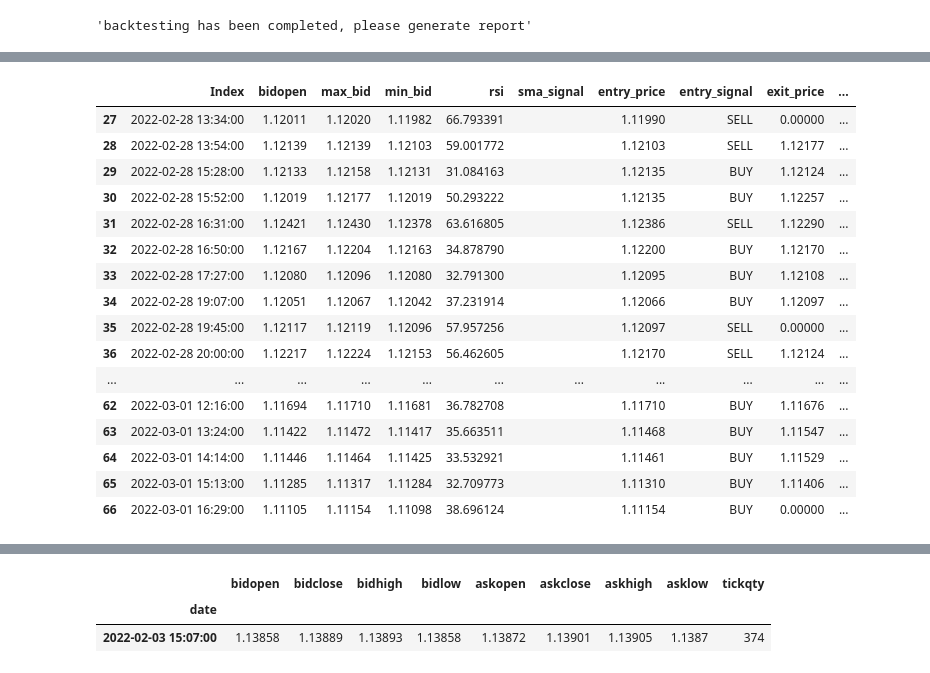
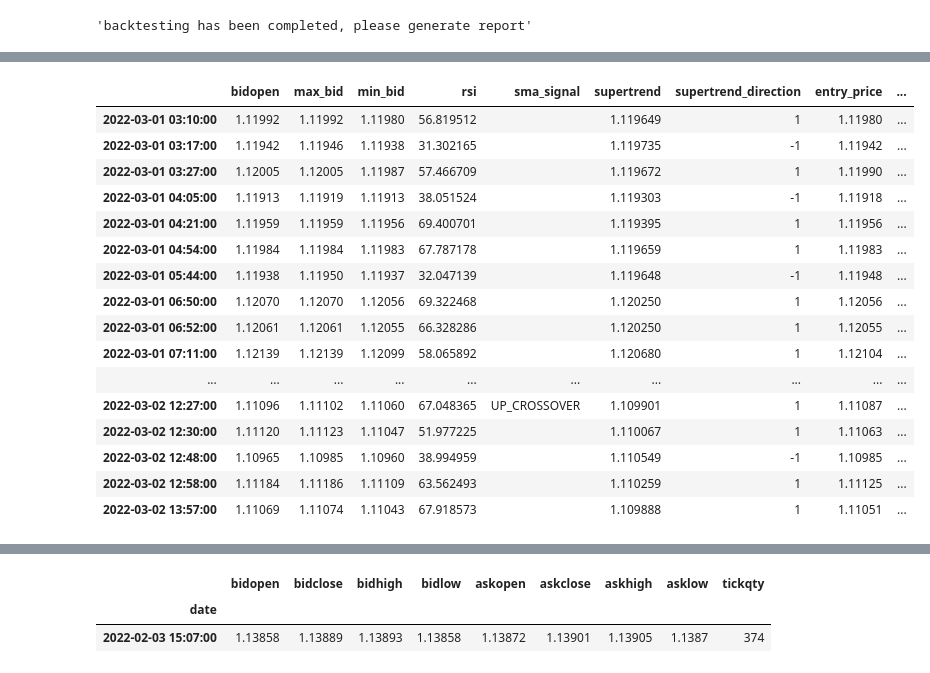
Before and after one commit to sonupal129/affinity, a Jupyter notebook: algo_test.ipynb, the cells around one changed output, grey strips where cells are left out. Drawn from its saved outputs; the diff is of its cells as text; code cells hidden in the pictures.

Commit message:
modified the strategy for entry

```diff
--- a/algo_test.ipynb
+++ b/algo_test.ipynb
@@ -852,7 +879,7 @@ class SMAStrategy2Exit(BaseStrategy):
 #         ], axis=1)
 # dd
 # %%
-test_data = data.copy()[2500:]
+test_data = data.copy()[100:]
 import backtest
 import strategy
 importlib.reload(strategy)
@@ -914,26 +940,42 @@ To Date: 2022-03-01 16:29:00
 # %%
-# Dec 2528
-# Feb 3642
-# Nov 2807
-# Oct 2674
-kd.tail(40)
+# ic| kd[kd["status"] == "SLP"].pl.sum(): 0.0
+# ic| kd[kd["status"] == "SLPR"].pl.sum(): -140.0999999999919
+# ic| kd[kd["status"] == "TGP"].pl.sum(): 164.99999999996848
+# ic| kd[kd["status"] == "SL"]
+# 2 Total Stoploss
+# 22 Total Target
+# 19 Total TGP
+# 0 Total SLP
+# 13 Total SLPR
+# 2 Total Stoploss
+# 41 Total Target
+# Total Amount Earned 569.6999999999553
+# From Date: 2022-02-28 21:33:00
+# To Date: 2022-03-02 15:49:00
+# (64, 12)
+# .pl.sum(): -32.10000000000379
+# ic| kd[kd["status"] == "TG"].pl.sum(): 576.8999999999824
+# 8
+# kd.to_csv("march_fine2.csv")
+# data[100:600].tail(50)
+kd.head(60)
 # %% [output]
-|  | Index | bidopen | max_bid | min_bid | rsi | sma_signal | entry_price | entry_signal | exit_price | ... |
-| 27 | 2022-02-28 13:34:00 | 1.12011 | 1.12020 | 1.11982 | 66.793391 |  | 1.11990 | SELL | 0.00000 | ... |
-| 28 | 2022-02-28 13:54:00 | 1.12139 | 1.12139 | 1.12103 | 59.001772 |  | 1.12103 | SELL | 1.12177 | ... |
-| 29 | 2022-02-28 15:28:00 | 1.12133 | 1.12158 | 1.12131 | 31.084163 |  | 1.12135 | BUY | 1.12124 | ... |
-| 30 | 2022-02-28 15:52:00 | 1.12019 | 1.12177 | 1.12019 | 50.293222 |  | 1.12135 | BUY | 1.12257 | ... |
-| 31 | 2022-02-28 16:31:00 | 1.12421 | 1.12430 | 1.12378 | 63.616805 |  | 1.12386 | SELL | 1.12290 | ... |
-| 32 | 2022-02-28 16:50:00 | 1.12167 | 1.12204 | 1.12163 | 34.878790 |  | 1.12200 | BUY | 1.12170 | ... |
-| 33 | 2022-02-28 17:27:00 | 1.12080 | 1.12096 | 1.12080 | 32.791300 |  | 1.12095 | BUY | 1.12108 | ... |
-| 34 | 2022-02-28 19:07:00 | 1.12051 | 1.12067 | 1.12042 | 37.231914 |  | 1.12066 | BUY | 1.12097 | ... |
-| 35 | 2022-02-28 19:45:00 | 1.12117 | 1.12119 | 1.12096 | 57.957256 |  | 1.12097 | SELL | 0.00000 | ... |
-| 36 | 2022-02-28 20:00:00 | 1.12217 | 1.12224 | 1.12153 | 56.462605 |  | 1.12170 | SELL | 1.12124 | ... |
-| ... | ... | ... | ... | ... | ... | ... | ... | ... | ... | ... |
-| 62 | 2022-03-01 12:16:00 | 1.11694 | 1.11710 | 1.11681 | 36.782708 |  | 1.11710 | BUY | 1.11676 | ... |
-| 63 | 2022-03-01 13:24:00 | 1.11422 | 1.11472 | 1.11417 | 35.663511 |  | 1.11468 | BUY | 1.11547 | ... |
-| 64 | 2022-03-01 14:14:00 | 1.11446 | 1.11464 | 1.11425 | 33.532921 |  | 1.11461 | BUY | 1.11529 | ... |
-| 65 | 2022-03-01 15:13:00 | 1.11285 | 1.11317 | 1.11284 | 32.709773 |  | 1.11310 | BUY | 1.11406 | ... |
-| 66 | 2022-03-01 16:29:00 | 1.11105 | 1.11154 | 1.11098 | 38.696124 |  | 1.11154 | BUY | 0.00000 | ... |
+|  | bidopen | max_bid | min_bid | rsi | sma_signal | supertrend | supertrend_direction | entry_price | ... |
+| 2022-03-01 03:10:00 | 1.11992 | 1.11992 | 1.11980 | 56.819512 |  | 1.119649 | 1 | 1.11980 | ... |
+| 2022-03-01 03:17:00 | 1.11942 | 1.11946 | 1.11938 | 31.302165 |  | 1.119735 | -1 | 1.11942 | ... |
+| 2022-03-01 03:27:00 | 1.12005 | 1.12005 | 1.11987 | 57.466709 |  | 1.119672 | 1 | 1.11990 | ... |
+| 2022-03-01 04:05:00 | 1.11913 | 1.11919 | 1.11913 | 38.051524 |  | 1.119303 | -1 | 1.11918 | ... |
+| 2022-03-01 04:21:00 | 1.11959 | 1.11959 | 1.11956 | 69.400701 |  | 1.119395 | 1 | 1.11956 | ... |
+| 2022-03-01 04:54:00 | 1.11984 | 1.11984 | 1.11983 | 67.787178 |  | 1.119659 | 1 | 1.11983 | ... |
+| 2022-03-01 05:44:00 | 1.11938 | 1.11950 | 1.11937 | 32.047139 |  | 1.119648 | -1 | 1.11948 | ... |
+| 2022-03-01 06:50:00 | 1.12070 | 1.12070 | 1.12056 | 69.322468 |  | 1.120250 | 1 | 1.12056 | ... |
+| 2022-03-01 06:52:00 | 1.12061 | 1.12061 | 1.12055 | 66.328286 |  | 1.120250 | 1 | 1.12055 | ... |
+| 2022-03-01 07:11:00 | 1.12139 | 1.12139 | 1.12099 | 58.065892 |  | 1.120680 | 1 | 1.12104 | ... |
+| ... | ... | ... | ... | ... | ... | ... | ... | ... | ... |
+| 2022-03-02 12:27:00 | 1.11096 | 1.11102 | 1.11060 | 67.048365 | UP_CROSSOVER | 1.109901 | 1 | 1.11087 | ... |
+| 2022-03-02 12:30:00 | 1.11120 | 1.11123 | 1.11047 | 51.977225 |  | 1.110067 | 1 | 1.11063 | ... |
+| 2022-03-02 12:48:00 | 1.10965 | 1.10985 | 1.10960 | 38.994959 |  | 1.110549 | -1 | 1.10985 | ... |
+| 2022-03-02 12:58:00 | 1.11184 | 1.11186 | 1.11109 | 63.562493 |  | 1.110259 | 1 | 1.11125 | ... |
+| 2022-03-02 13:57:00 | 1.11069 | 1.11074 | 1.11043 | 67.918573 |  | 1.109888 | 1 | 1.11051 | ... |
 # %%
 ss = pd.DataFrame(sma_backtest.signal_data)
```
Also changed, not shown: parts of 10 cells of this notebook.
